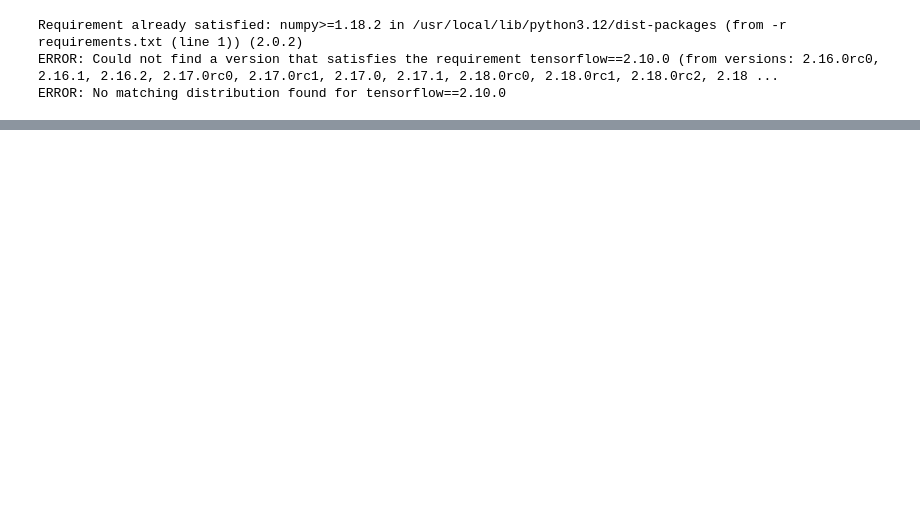
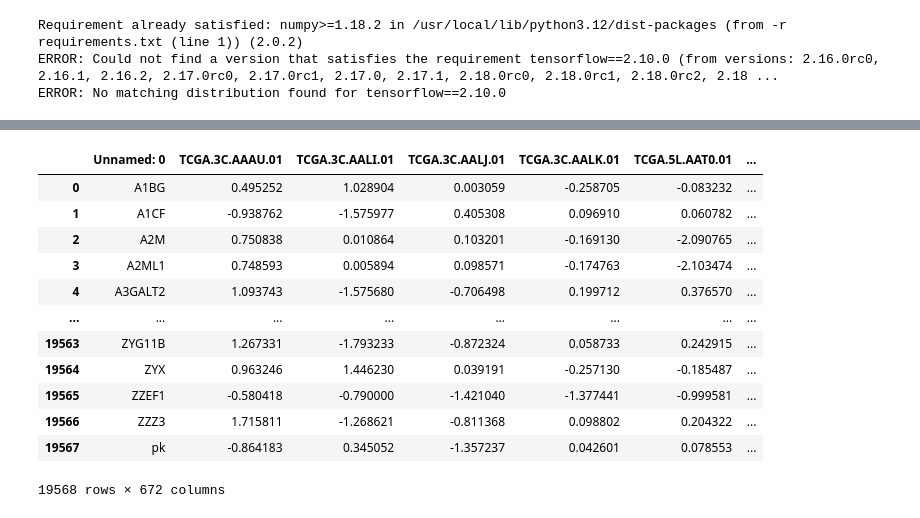
Before and after one commit to basarrkaya/mlbiokickstart, a Jupyter notebook: githubTrial.ipynb, the cells around one changed output, grey strips where cells are left out. Cells and saved outputs as stored; diff of their text form; code cells hidden in the pictures; blank space fills up the shorter version.

```diff
--- a/githubTrial.ipynb
+++ b/githubTrial.ipynb
@@ -51,0 +75,16 @@ Main_Dataset Folder has been downloaded and extracted to the current directory.
+# %%
+class_gsbrca_org_CNV_df
+# %% [output]
+|  | Unnamed: 0 | TCGA.3C.AAAU.01 | TCGA.3C.AALI.01 | TCGA.3C.AALJ.01 | TCGA.3C.AALK.01 | TCGA.5L.AAT0.01 | ... |
+| 0 | A1BG | 0.495252 | 1.028904 | 0.003059 | -0.258705 | -0.083232 | ... |
+| 1 | A1CF | -0.938762 | -1.575977 | 0.405308 | 0.096910 | 0.060782 | ... |
+| 2 | A2M | 0.750838 | 0.010864 | 0.103201 | -0.169130 | -2.090765 | ... |
+| 3 | A2ML1 | 0.748593 | 0.005894 | 0.098571 | -0.174763 | -2.103474 | ... |
+| 4 | A3GALT2 | 1.093743 | -1.575680 | -0.706498 | 0.199712 | 0.376570 | ... |
+| ... | ... | ... | ... | ... | ... | ... | ... |
+| 19563 | ZYG11B | 1.267331 | -1.793233 | -0.872324 | 0.058733 | 0.242915 | ... |
+| 19564 | ZYX | 0.963246 | 1.446230 | 0.039191 | -0.257130 | -0.185487 | ... |
+| 19565 | ZZEF1 | -0.580418 | -0.790000 | -1.421040 | -1.377441 | -0.999581 | ... |
+| 19566 | ZZZ3 | 1.715811 | -1.268621 | -0.811368 | 0.098802 | 0.204322 | ... |
+| 19567 | pk | -0.864183 | 0.345052 | -1.357237 | 0.042601 | 0.078553 | ... |
+19568 rows × 672 columns
```
Also changed, not shown: parts of 6 cells of this notebook.
